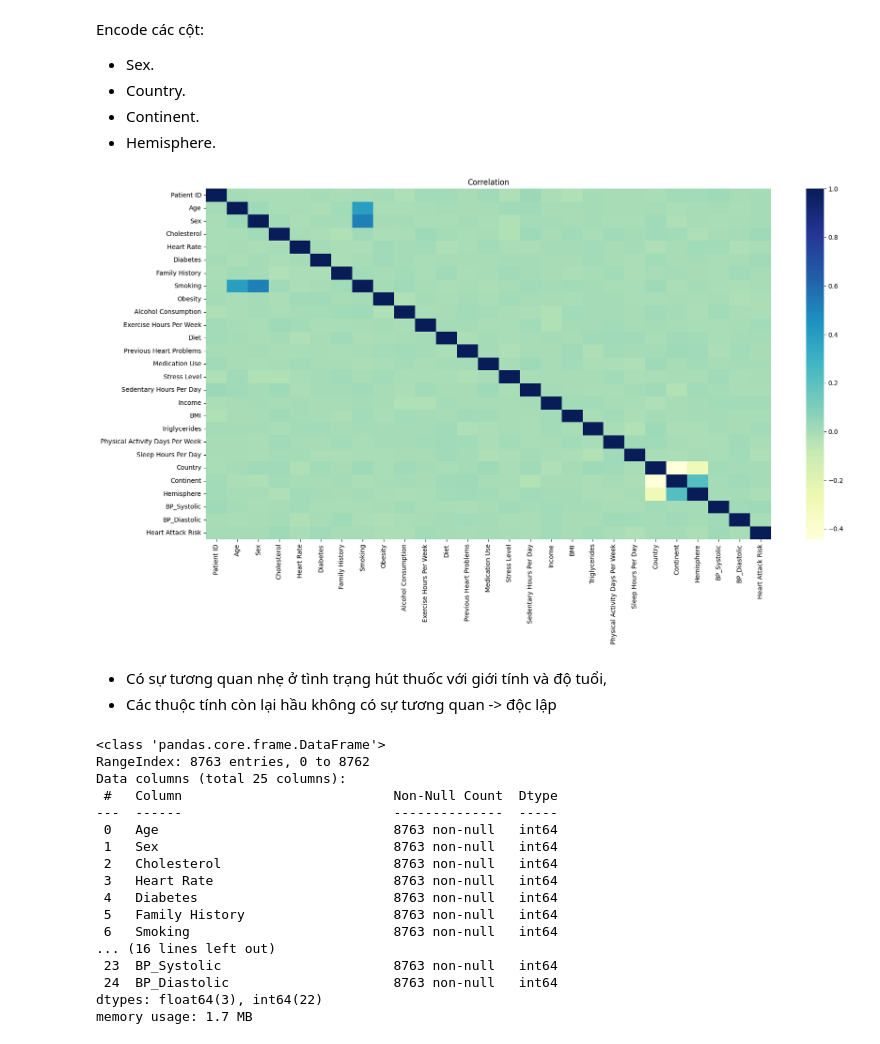
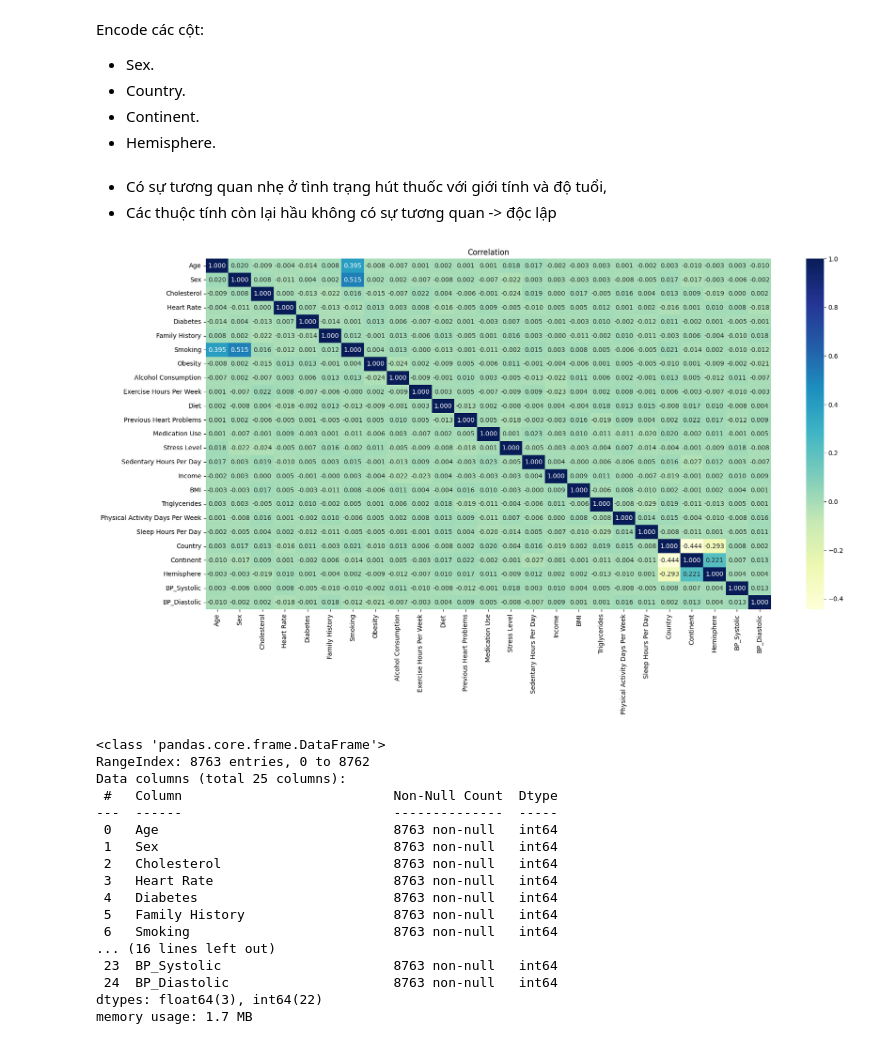
Before and after one commit to thangtrandoan/DataProcessing-Project, a Jupyter notebook: test.ipynb, the cells around one changed output. Saved outputs shown, nothing was run; the diff lists cells and outputs as text; code cells hidden in the pictures.

Commit message:
correlation

```diff
--- a/test.ipynb
+++ b/test.ipynb
@@ -684,19 +684,19 @@ encoder = LabelEncoder()
 for col in data.columns:
     if data[col].dtype == 'object':
         data[col] = encoder.fit_transform(data[[col]])
-# %%
-plt.figure(figsize = (20,10))
-sns.heatmap(data.corr(), cmap="YlGnBu", annot=False)
-plt.title("Correlation")
-plt.show()
-# %% [output]
-[figure, removed]
 # %% [markdown]
 - Có sự tương quan nhẹ ở tình trạng hút thuốc với giới tính và độ tuổi,
 - Các thuộc tính còn lại hầu không có sự tương quan -> độc lập
 # %%
 X = data.drop(['Patient ID', 'Heart Attack Risk'], axis=1, inplace=False)
 y = data['Heart Attack Risk'].values
+# %%
+plt.figure(figsize = (20,10))
+sns.heatmap(X.corr(), cmap="YlGnBu", annot=True, fmt='.3f')
+plt.title("Correlation")
+plt.show()
+# %% [output]
+[figure, added]
 # %%
 X.info()
 # %% [output]
```
Also changed, not shown: parts of 1 cell of this notebook.
